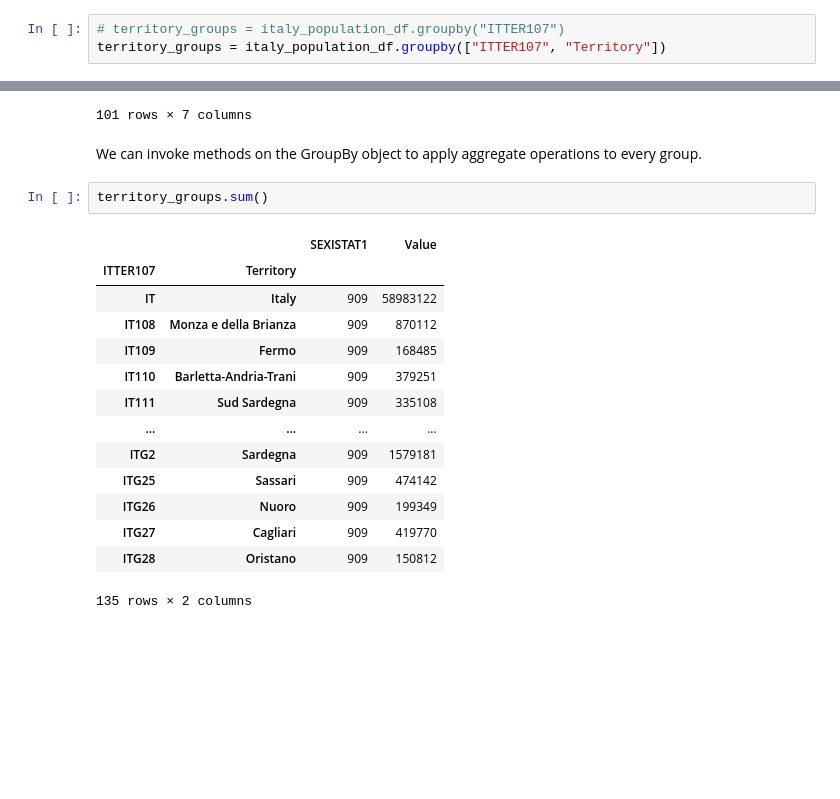
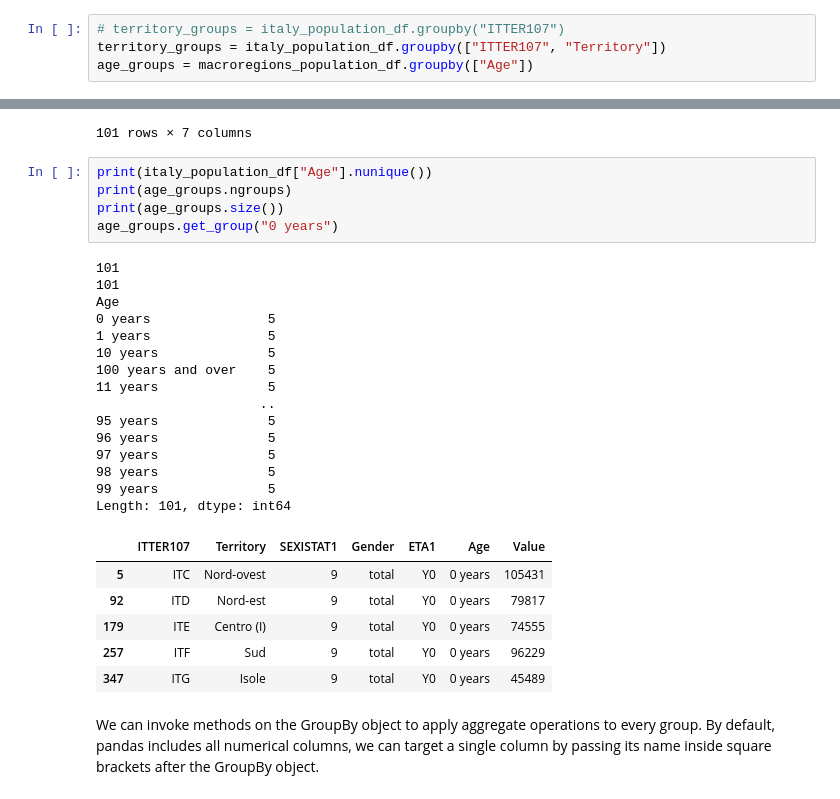
Before and after one commit to GiorgioBar/pandas, a Jupyter notebook: notebooks/SQL_like_queries_using_Pandas.ipynb, the cells around one changed output, grey strips where cells are left out. Saved outputs shown, nothing was run; the diff lists cells and outputs as text; blank space fills up the shorter version.

Commit message:
GroupBy object

```diff
--- a/notebooks/SQL_like_queries_using_Pandas.ipynb
+++ b/notebooks/SQL_like_queries_using_Pandas.ipynb
@@ -191,6 +215,7 @@ italy_population_df
 # %%
 # territory_groups = italy_population_df.groupby("ITTER107")
 territory_groups = italy_population_df.groupby(["ITTER107", "Territory"])
+age_groups = macroregions_population_df.groupby(["Age"])
 # %% [markdown]
 The DataFrameGroupBy object stores a group for each unique value in the column we specify. Its *size* method returns a Series with a list of the groups and their row counts. The *get_group* method accepts a group name and returns a DataFrame with the corresponding rows.
 # %%
@@ -229,22 +254,32 @@ Length: 135, dtype: int64
 | 39864 | IT | Italy | 9 | total | Y99 | 99 years | 14144 |
 | 40276 | IT | Italy | 9 | total | Y_GE100 | 100 years and over | 20159 |
 101 rows × 7 columns
+# %%
+print(italy_population_df["Age"].nunique())
+print(age_groups.ngroups)
+print(age_groups.size())
+age_groups.get_group("0 years")
+# %% [output]
+101
+101
+Age
+0 years               5
+1 years               5
+10 years              5
+100 years and over    5
+11 years              5
+                     ..
+95 years              5
+96 years              5
+97 years              5
+98 years              5
+99 years              5
+Length: 101, dtype: int64
+|  | ITTER107 | Territory | SEXISTAT1 | Gender | ETA1 | Age | Value |
+| 5 | ITC | Nord-ovest | 9 | total | Y0 | 0 years | 105431 |
+| 92 | ITD | Nord-est | 9 | total | Y0 | 0 years | 79817 |
+| 179 | ITE | Centro (I) | 9 | total | Y0 | 0 years | 74555 |
+| 257 | ITF | Sud | 9 | total | Y0 | 0 years | 96229 |
+| 347 | ITG | Isole | 9 | total | Y0 | 0 years | 45489 |
 # %% [markdown]
-We can invoke methods on the GroupBy object to apply aggregate operations to every group.
+We can invoke methods on the GroupBy object to apply aggregate operations to every group. By default, pandas includes all numerical columns, we can target a single column by passing its name inside square brackets after the GroupBy object.
-# %%
-territory_groups.sum()
-# %% [output]
-|  |  | SEXISTAT1 | Value |
-| ITTER107 | Territory |  |  |
-| IT | Italy | 909 | 58983122 |
-| IT108 | Monza e della Brianza | 909 | 870112 |
-| IT109 | Fermo | 909 | 168485 |
-| IT110 | Barletta-Andria-Trani | 909 | 379251 |
-| IT111 | Sud Sardegna | 909 | 335108 |
-| ... | ... | ... | ... |
-| ITG2 | Sardegna | 909 | 1579181 |
-| ITG25 | Sassari | 909 | 474142 |
-| ITG26 | Nuoro | 909 | 199349 |
-| ITG27 | Cagliari | 909 | 419770 |
-| ITG28 | Oristano | 909 | 150812 |
-135 rows × 2 columns
```
Also changed, not shown: parts of 7 cells of this notebook.
